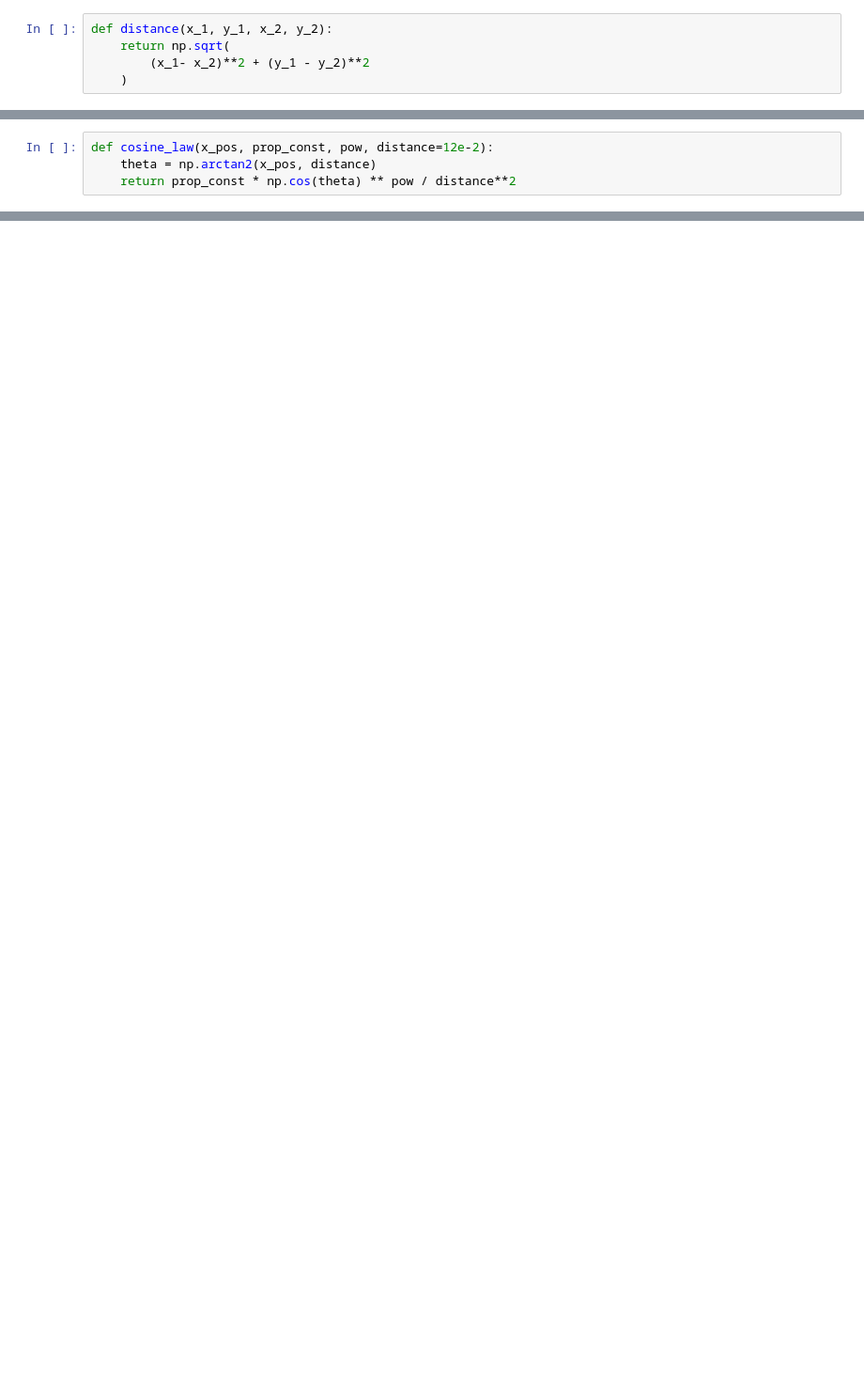
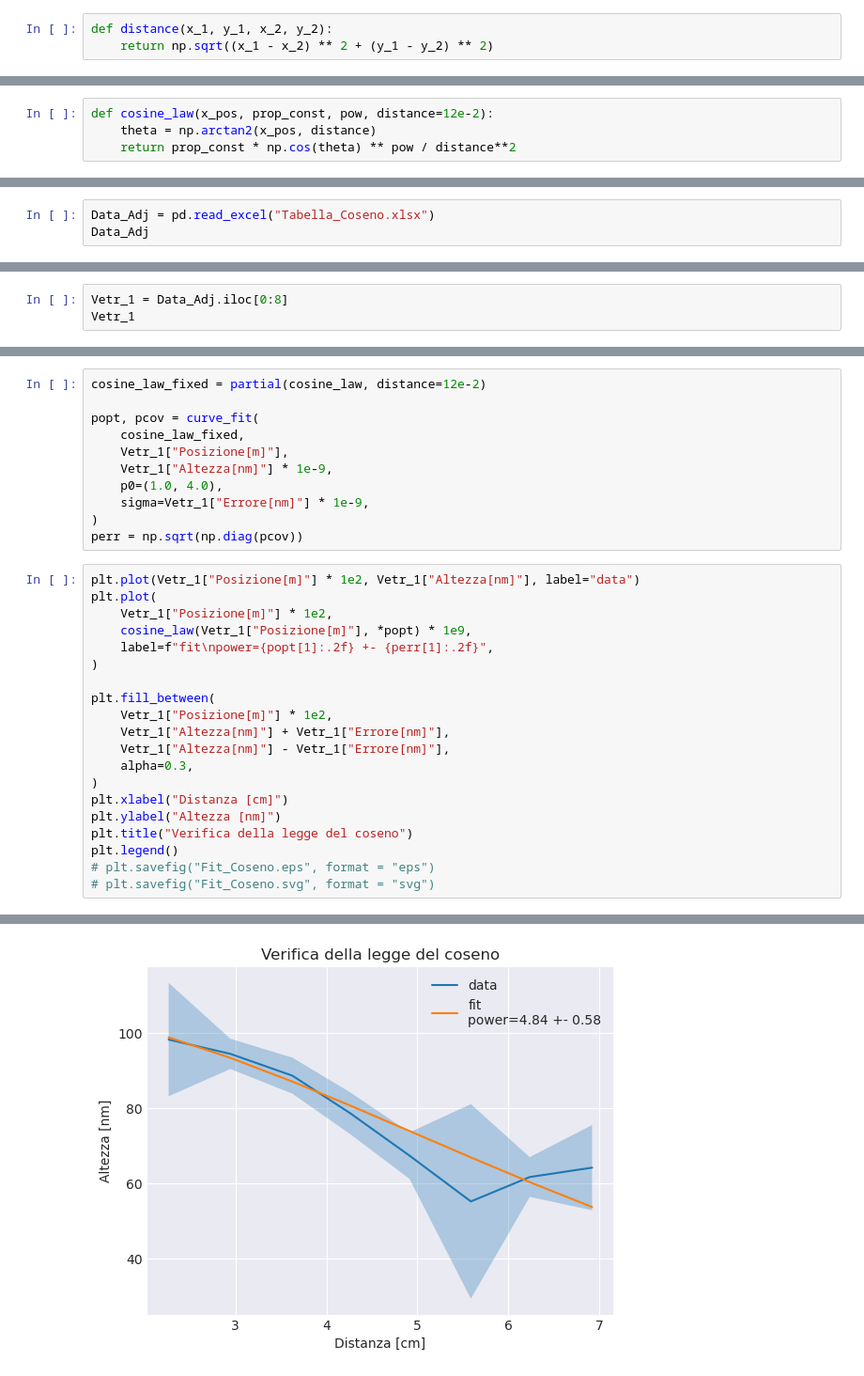
Before and after one commit to RandDouble/lab_mat, a Jupyter notebook: Fit_Coseno_Definitivo.ipynb, the cells around one changed output, grey strips where cells are left out. Shown at 94% size. Saved outputs shown, nothing was run; the diff lists cells and outputs as text; blank space fills up the shorter version.

```diff
--- a/Fit_Coseno_Definitivo.ipynb
+++ b/Fit_Coseno_Definitivo.ipynb
@@ -44,9 +46,7 @@ posizione_vetrini
 è necessario calcolare la distanza di queste misure rispetto allo zero del vetrino... possiamo usare la metrica euclidea
 # %%
 def distance(x_1, y_1, x_2, y_2):
-    return np.sqrt(
-        (x_1- x_2)**2 + (y_1 - y_2)**2
-    )
+    return np.sqrt((x_1 - x_2) ** 2 + (y_1 - y_2) ** 2)
 # %% [markdown]
 Ora passiamo intelligentemente i parametri a distance... Dobbiamo metterli in un file finale ricordiamo a cui poi aggiungeremo i parametri delle due gaussiane in un modo furbo.
 # %%
@@ -181,0 +207,3 @@ TypeError: first argument must be an iterable of pandas objects, you passed an o
+# %%
+Data_Adj = pd.read_excel("Tabella_Coseno.xlsx")
+Data_Adj
@@ -181,0 +229,3 @@ TypeError: first argument must be an iterable of pandas objects, you passed an o
+# %%
+Vetr_1 = Data_Adj.iloc[0:8]
+Vetr_1
@@ -181,0 +242,32 @@ TypeError: first argument must be an iterable of pandas objects, you passed an o
+# %%
+cosine_law_fixed = partial(cosine_law, distance=12e-2)
+
+popt, pcov = curve_fit(
+    cosine_law_fixed,
+    Vetr_1["Posizione[m]"],
+    Vetr_1["Altezza[nm]"] * 1e-9,
+    p0=(1.0, 4.0),
+    sigma=Vetr_1["Errore[nm]"] * 1e-9,
+)
+perr = np.sqrt(np.diag(pcov))
+# %%
+plt.plot(Vetr_1["Posizione[m]"] * 1e2, Vetr_1["Altezza[nm]"], label="data")
+plt.plot(
+    Vetr_1["Posizione[m]"] * 1e2,
+    cosine_law(Vetr_1["Posizione[m]"], *popt) * 1e9,
+    label=f"fit\npower={popt[1]:.2f} +- {perr[1]:.2f}",
+)
+
+plt.fill_between(
+    Vetr_1["Posizione[m]"] * 1e2,
+    Vetr_1["Altezza[nm]"] + Vetr_1["Errore[nm]"],
+    Vetr_1["Altezza[nm]"] - Vetr_1["Errore[nm]"],
+    alpha=0.3,
+)
+plt.xlabel("Distanza [cm]")
+plt.ylabel("Altezza [nm]")
+plt.title("Verifica della legge del coseno")
+plt.legend()
+# plt.savefig("Fit_Coseno.eps", format = "eps")
+# plt.savefig("Fit_Coseno.svg", format = "svg")
+# %% [output]
@@ -181,0 +275 @@ TypeError: first argument must be an iterable of pandas objects, you passed an o
+[figure, added]
```
Also changed, not shown: parts of 27 cells of this notebook, 9 other files.
